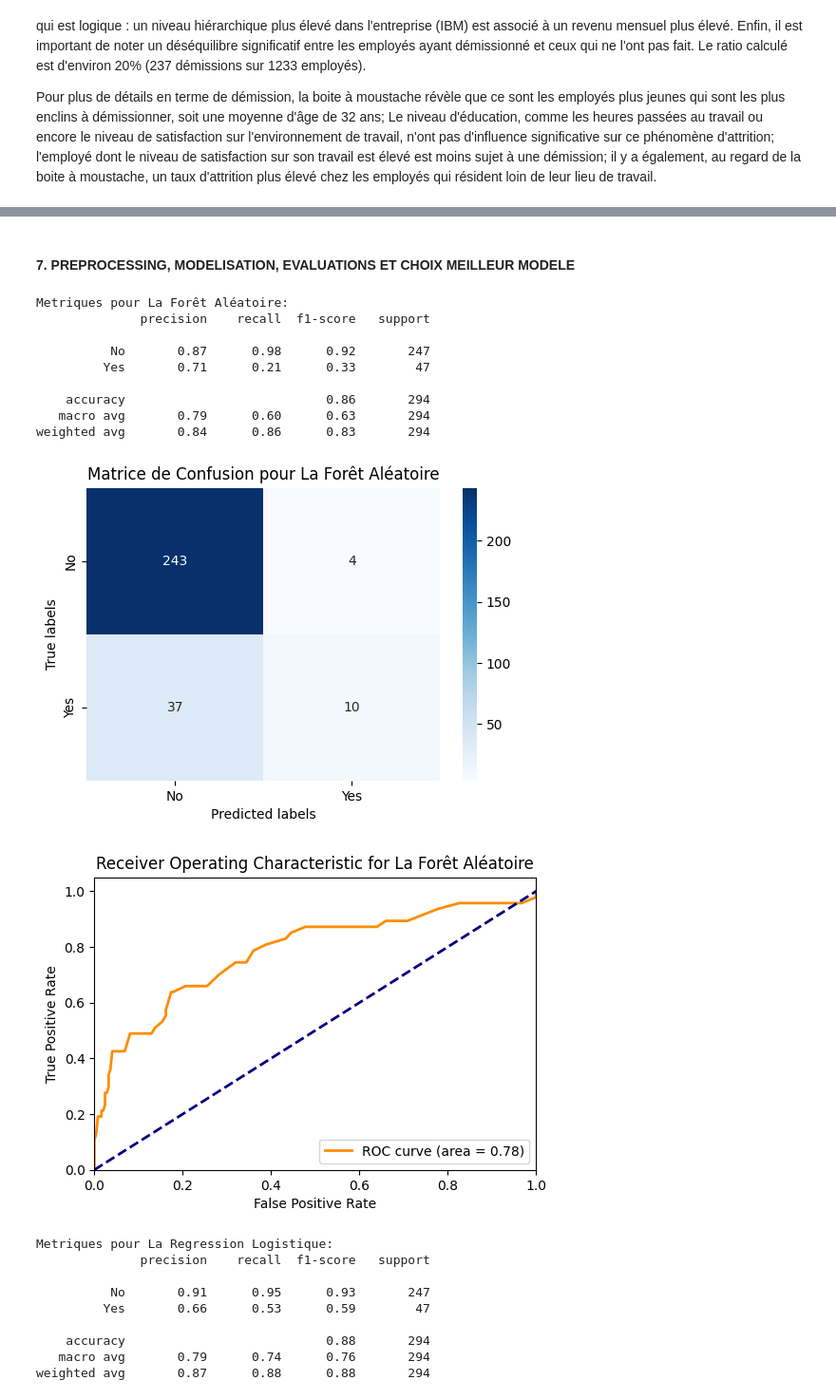
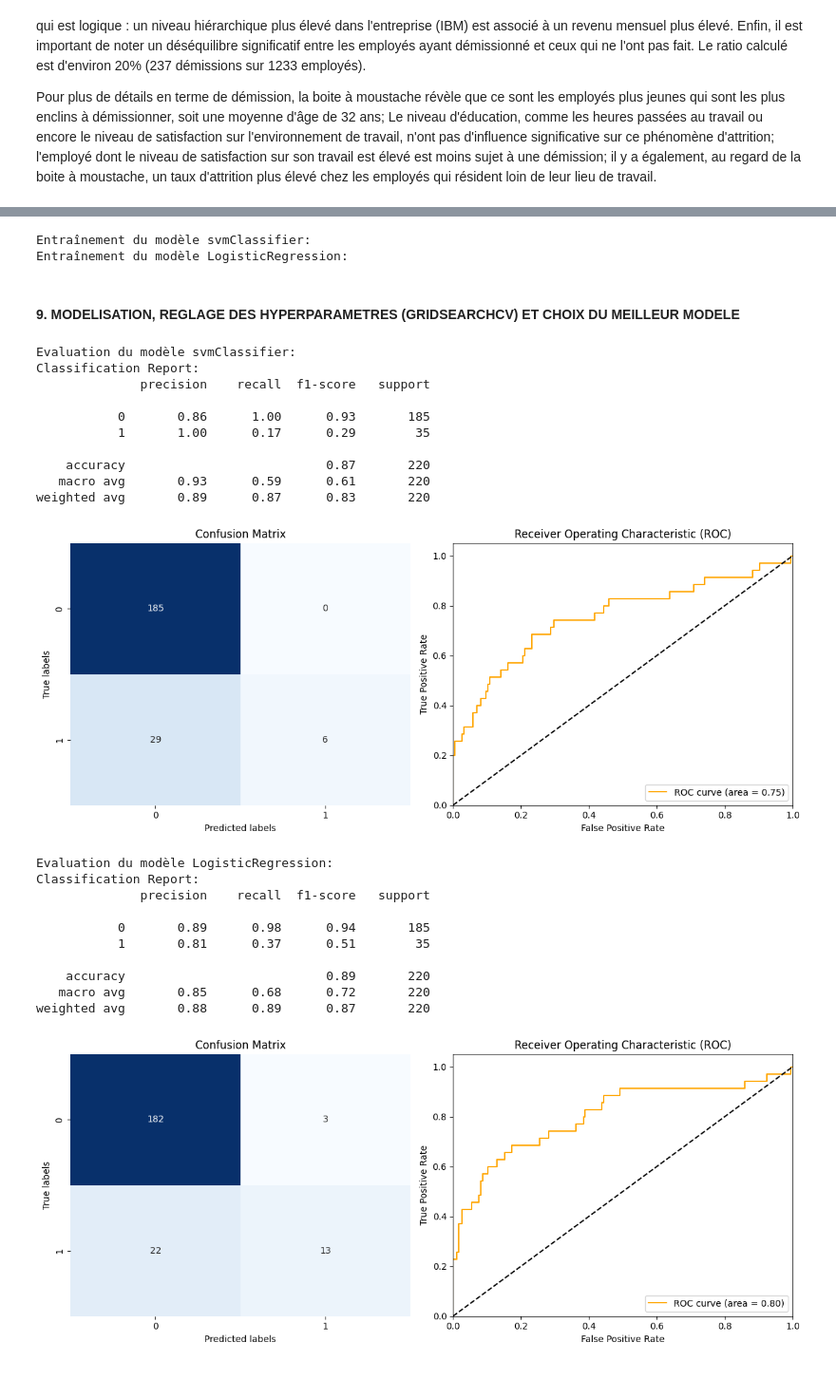
Before and after one commit to guymartial80/Attrition_employes, a Jupyter notebook: Attrition_employees.ipynb, the cells around one changed output, grey strips where cells are left out. Shown at 95% size. Cells and saved outputs as stored; diff of their text form; code cells hidden in the pictures.

Commit message:
Changing_models

```diff
--- a/Attrition_employees.ipynb
+++ b/Attrition_employees.ipynb
@@ -348,0 +369,4 @@ Pour plus de détails en terme de démission, la boite à moustache révèle que
+# %%
+# Sélection des colonnes numériques
+numerical_vars = [nv for nv in X.columns if nv not in categorical_vars]
+numerical_vars
@@ -349 +439,3 @@ Pour plus de détails en terme de démission, la boite à moustache révèle que
+# %%
+X_typed = pd.concat([df[categorical_vars], df[numerical_vars]], axis=1)
 # %% [markdown]
@@ -361,8 +443,9 @@ seed = 42
 # %%
 # Séparation des données d'entrainement, de validation et de test
 from sklearn.model_selection import train_test_split
+seed = 42
 
-X_train, X_temp, y_train, y_temp = train_test_split(X, y, test_size=0.4, random_state = seed, stratify = y)
+X_train, X_temp, y_train, y_temp = train_test_split(X_typed, y, test_size=0.3, random_state = seed, stratify = y)
 X_val, X_test, y_val, y_test = train_test_split(X_temp, y_temp, test_size = 0.5, random_state = seed, stratify = y_temp)
 # %%
 # Dimensions des datasets
@@ -387,2 +472,10 @@ print(y_val.value_counts(normalize=True).values)
+# %%
+# Entraîner les deux modèles sur les données d'entraînement
+for model_name, pipeline in pipelines.items():
+    print(f"Entraînement du modèle {model_name}:")
+    pipeline.fit(X_train, y_train)
+# %% [output]
+Entraînement du modèle svmClassifier:
+Entraînement du modèle LogisticRegression:
 # %% [markdown]
-#### 7. PREPROCESSING, MODELISATION, EVALUATIONS ET CHOIX MEILLEUR MODELE
+#### 9. MODELISATION, REGLAGE DES HYPERPARAMETRES (GRIDSEARCHCV) ET CHOIX DU MEILLEUR MODELE
@@ -397,24 +482,26 @@ import time
 # %%
-# Appel de la fonction modelling
-best_model, model_acc, model_time = modelling(X_train, y_train, X_val, y_val, X_test, y_test, num_vars, cat_vars)
+# Appel de la fonction
+evaluate_and_find_best_model(pipelines, X_val, y_val, X_train, y_train, X_test, y_test)
 # %% [output]
-Metriques pour La Forêt Aléatoire:
+Evaluation du modèle svmClassifier:
+Classification Report:
               precision    recall  f1-score   support
 
-          No       0.87      0.98      0.92       247
-         Yes       0.71      0.21      0.33        47
+           0       0.86      1.00      0.93       185
+           1       1.00      0.17      0.29        35
 
-    accuracy                           0.86       294
-   macro avg       0.79      0.60      0.63       294
-weighted avg       0.84      0.86      0.83       294
+    accuracy                           0.87       220
+   macro avg       0.93      0.59      0.61       220
+weighted avg       0.89      0.87      0.83       220
-[figure, old version]
+[figure, new version]
+Evaluation du modèle LogisticRegression:
+Classification Report:
+              precision    recall  f1-score   support
+
+           0       0.89      0.98      0.94       185
+           1       0.81      0.37      0.51        35
+
+    accuracy                           0.89       220
+   macro avg       0.85      0.68      0.72       220
+weighted avg       0.88      0.89      0.87       220
-[figure, old version]
+[figure, new version]
-Metriques pour La Regression Logistique:
-              precision    recall  f1-score   support
-
-          No       0.91      0.95      0.93       247
-         Yes       0.66      0.53      0.59        47
-
-    accuracy                           0.88       294
-   macro avg       0.79      0.74      0.76       294
-weighted avg       0.87      0.88      0.88       294
```
Also changed, not shown: parts of 18 cells of this notebook, 4 other files.
